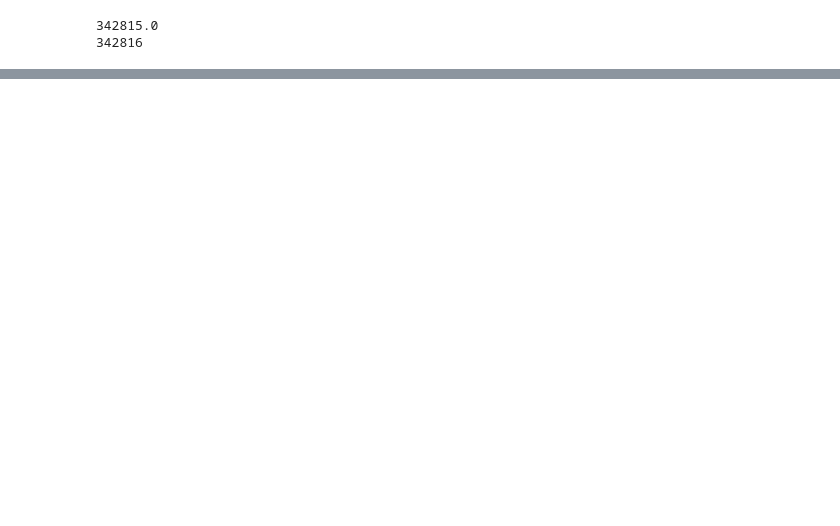
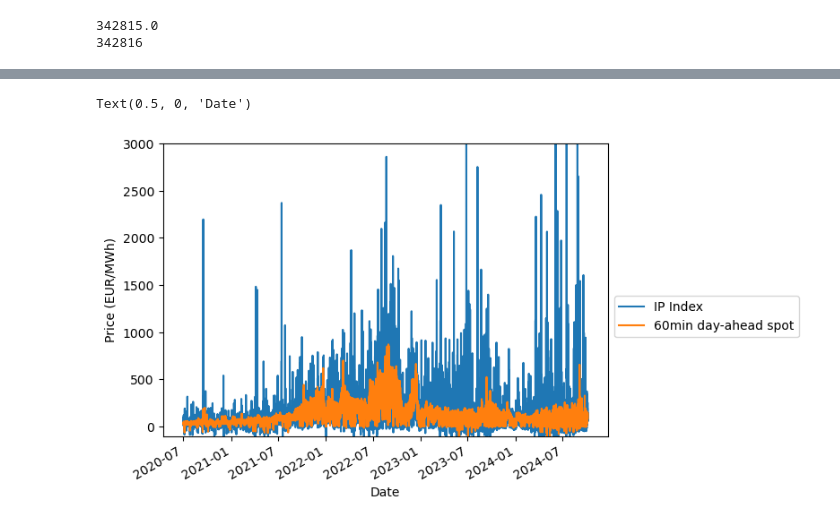
Before and after one commit to n-raspi/nseemann-msc-BESS, a Jupyter notebook: 30_src/build_dataset/build_dataset.ipynb, the cells around one changed output, grey strips where cells are left out. Drawn from its saved outputs; the diff is of its cells as text; code cells hidden in the pictures; blank space fills up the shorter version.

Commit message:
completed dataset build script

```diff
--- a/30_src/build_dataset/build_dataset.ipynb
+++ b/30_src/build_dataset/build_dataset.ipynb
@@ -391,0 +397,14 @@ print(len(combined_df.asfreq('15min')))
+# %%
+combined_market_data = pd.read_csv('../build_dataset/combined_market_data.csv', index_col=0, parse_dates=True)
+# %%
+DA_IP = combined_market_data[['IPindex_netztransparenz_15min_pE','DADELU_ENTSOE_60min_pE']]
+DA_IP_lim = DA_IP[DA_IP['DADELU_ENTSOE_60min_pE'].first_valid_index():DA_IP['DADELU_ENTSOE_60min_pE'].last_valid_index()][DA_IP['IPindex_netztransparenz_15min_pE'].first_valid_index():DA_IP['IPindex_netztransparenz_15min_pE'].last_valid_index()]
+#ax2 = DA_IP_lim['IPindex_netztransparenz_15min_pE'].plot(ylim=(-100,1000))
+ax1 = DA_IP_lim['IPindex_netztransparenz_15min_pE'].plot()
+ax2 = DA_IP_lim['DADELU_ENTSOE_60min_pE'].dropna().plot(ylim=(-100,3000))
+lgd = ax1.legend(['IP Index', '60min day-ahead spot'], bbox_to_anchor=(1,0.5))
+ax1.set_ylabel('Price (EUR/MWh)')
+ax1.set_xlabel('Date')
+# %% [output]
+Text(0.5, 0, 'Date')
+[figure, added]
```
Also changed, not shown: parts of 4 cells of this notebook.
